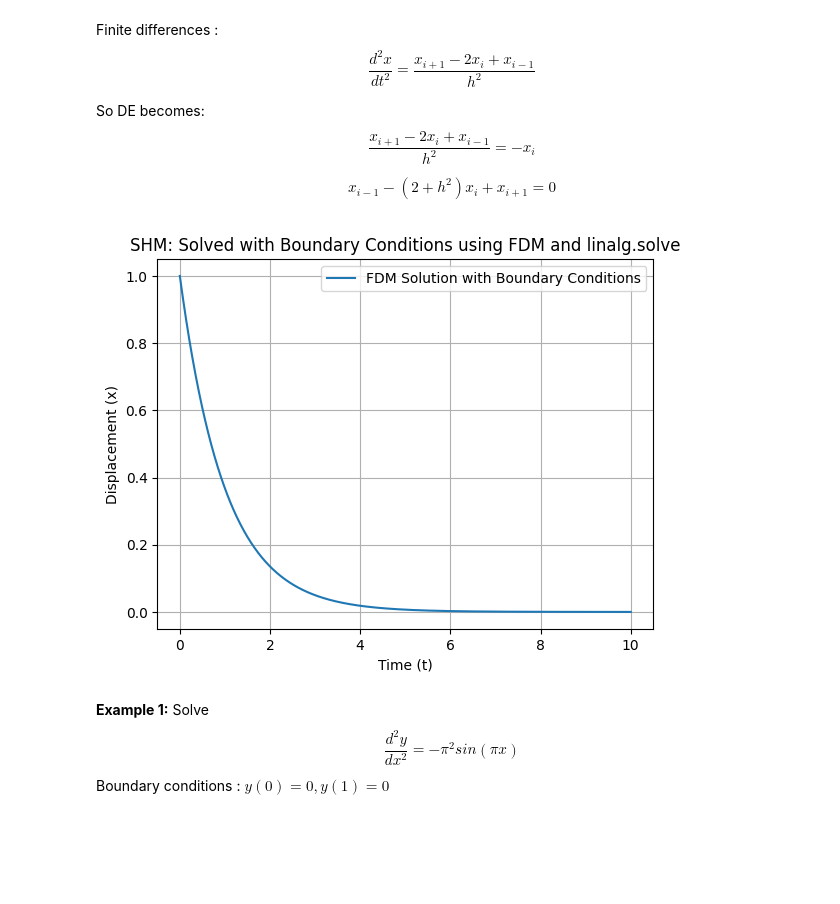
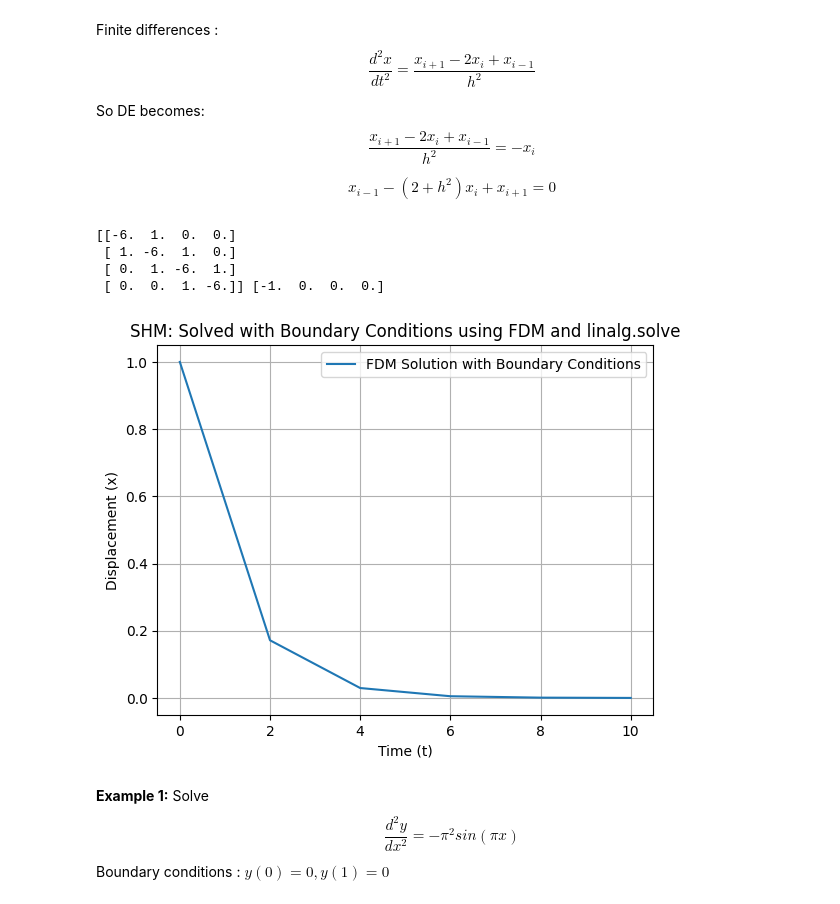
Before and after one commit to navgaur/Mathematical-Physics-III, a Jupyter notebook: DE_UGCF.ipynb, the cells around one changed output. Drawn from its saved outputs; the diff is of its cells as text; code cells hidden in the pictures; blank space fills up the shorter version.

```diff
--- a/DE_UGCF.ipynb
+++ b/DE_UGCF.ipynb
@@ -28,40 +28,46 @@ omega = 1.0  # Angular frequency (omega)
 x0 = 1     # Boundary condition at t = 0
 xf = 0   # Boundary condition at t = T
 T = 10.0     # Total time
-N = 1000     # Number of internal grid points (excluding boundaries)
+N = 4     # Number of internal grid points (excluding boundaries)
 dt = T / (N + 1)  # Time step size
 
 # Construct the tridiagonal matrix A
 main_diag = -(2 + omega**2 * dt**2) * np.ones(N)    # Main diagonal
 off_diag = np.ones(N-1)                             # Off-diagonals (sub/superdiagonal)
 
 # Construct the tridiagonal matrix
 A = np.diag(main_diag) + np.diag(off_diag, k=1) + np.diag(off_diag, k=-1)
 
 # Right-hand side vector b (boundary conditions)
 b = np.zeros(N)
 b[0] = -x0  # Boundary condition at t = 0 affects the first row
-b[-1] = -xT # Boundary condition at t = T affects the last row
+b[-1] = -xf # Boundary condition at t = T affects the last row
 
 # Solve the linear system A * x = b
 x_internal = np.linalg.solve(A, b)
 
 # Include the boundary conditions to get the full solution
 x = np.concatenate(([x0], x_internal, [xf]))
+
+print(A,b)
 
 # Time array
 t = np.linspace(0, T, N + 2)
 
 # Plot the result
 plt.plot(t, x, label='FDM Solution with Boundary Conditions')
 plt.xlabel('Time (t)')
 plt.ylabel('Displacement (x)')
 plt.title('SHM: Solved with Boundary Conditions using FDM and linalg.solve')
 plt.legend()
 plt.grid(True)
 plt.show()
 # %% [output]
+[[-6.  1.  0.  0.]
+ [ 1. -6.  1.  0.]
+ [ 0.  1. -6.  1.]
+ [ 0.  0.  1. -6.]] [-1.  0.  0.  0.]
-[figure, old version]
+[figure, new version]
 # %% [markdown]
 **Example 1:**
 Solve
```
